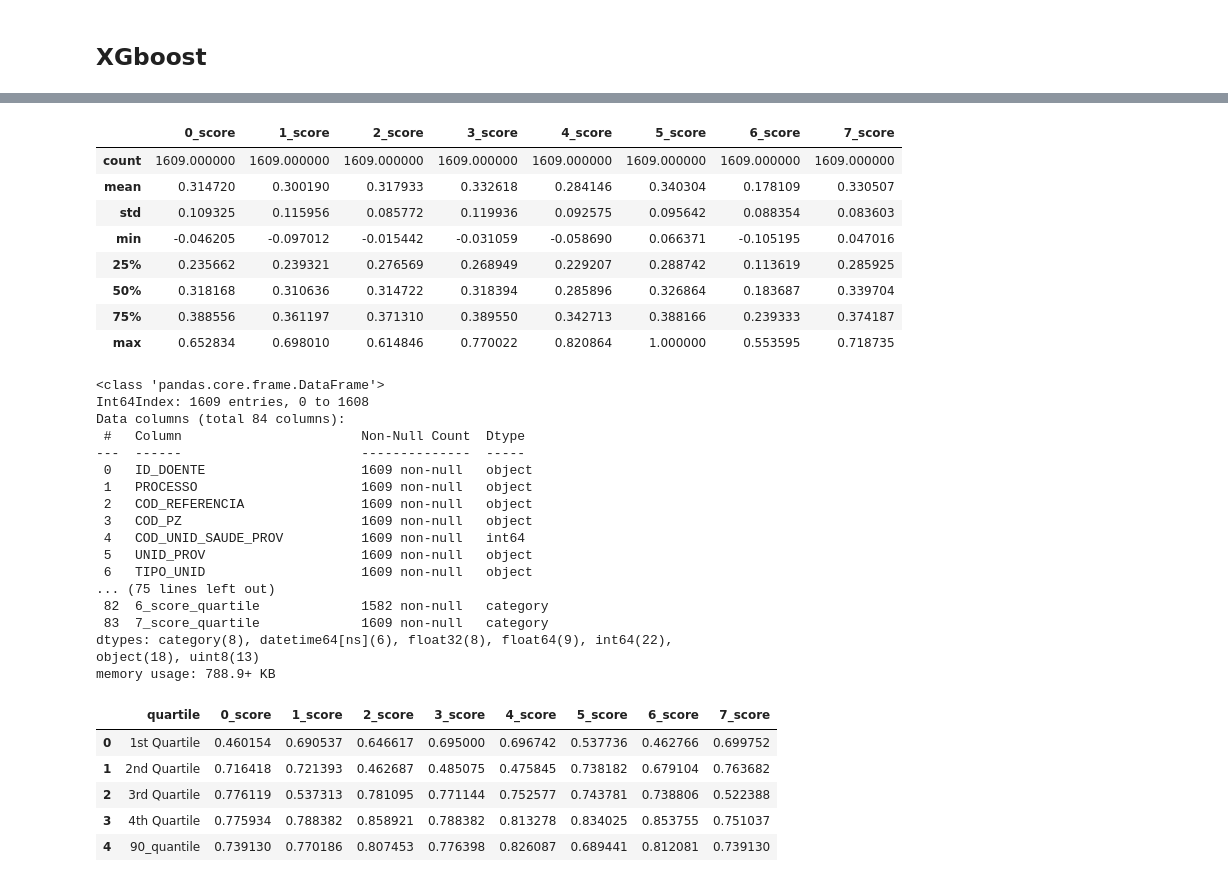
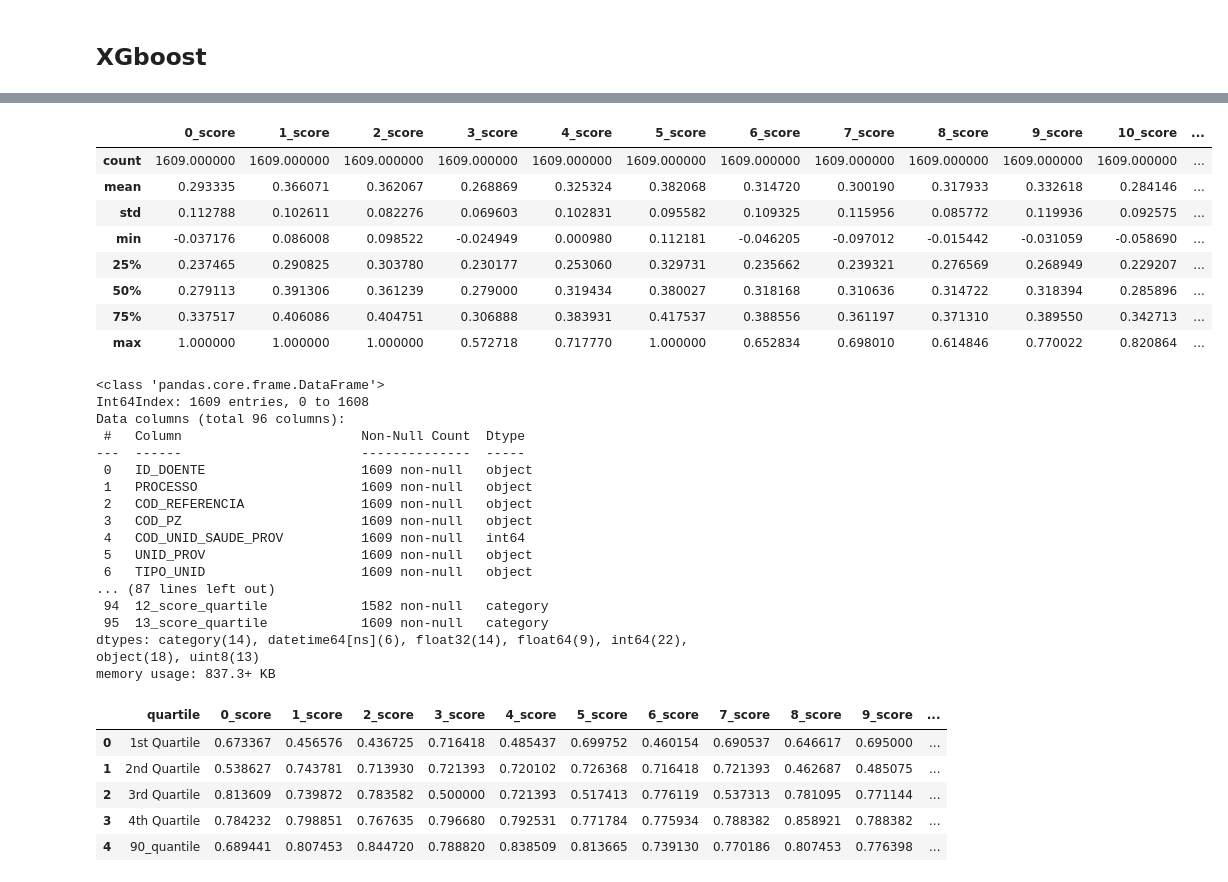
Before and after one commit to Data-Science-Knowledge-Center-Nova-SBE/PBL-HGO, a Jupyter notebook: BERT - Showcase.ipynb, the cells around one changed output, grey strips where cells are left out. Saved outputs shown, nothing was run; the diff lists cells and outputs as text; code cells hidden in the pictures.

```diff
--- a/BERT - Showcase.ipynb
+++ b/BERT - Showcase.ipynb
@@ -398,19 +410,20 @@ memory usage: 774.6+ KB
 # %%
 # columns_bert = ['accep_prot_0', 'accep_prot_1', 'accep_prot_2', 'accep_prot_3', 'accep_prot_4', 'accep_prot_5', 'rej_prot_0', 'rej_prot_1', 'rej_prot_2', 'rej_prot_3', 'rej_prot_4', 'rej_prot_5', 'rej_prot_6', 'rej_prot_7']
 # columns_bert = ['acc_prot_0','acc_prot_1','acc_prot_2','acc_prot_3','acc_prot_4','acc_prot_5','rej_prot_0','rej_prot_1','rej_prot_2','rej_prot_3','rej_prot_4','rej_prot_5','rej_prot_6','rej_prot_7']
-desirable = ['0_score','1_score','2_score','3_score','4_score','5_score','6_score','7_score']
+# desirable = ['0_score','1_score','2_score','3_score','4_score','5_score','6_score','7_score']
 
+desirable = ['0_score','1_score','2_score','3_score','4_score','5_score','6_score','7_score','8_score','9_score','10_score','11_score','12_score','13_score']
 data[desirable].describe()
 # %% [output]
-|  | 0_score | 1_score | 2_score | 3_score | 4_score | 5_score | 6_score | 7_score |
-| count | 1609.000000 | 1609.000000 | 1609.000000 | 1609.000000 | 1609.000000 | 1609.000000 | 1609.000000 | 1609.000000 |
-| mean | 0.314720 | 0.300190 | 0.317933 | 0.332618 | 0.284146 | 0.340304 | 0.178109 | 0.330507 |
-| std | 0.109325 | 0.115956 | 0.085772 | 0.119936 | 0.092575 | 0.095642 | 0.088354 | 0.083603 |
-| min | -0.046205 | -0.097012 | -0.015442 | -0.031059 | -0.058690 | 0.066371 | -0.105195 | 0.047016 |
-| 25% | 0.235662 | 0.239321 | 0.276569 | 0.268949 | 0.229207 | 0.288742 | 0.113619 | 0.285925 |
-| 50% | 0.318168 | 0.310636 | 0.314722 | 0.318394 | 0.285896 | 0.326864 | 0.183687 | 0.339704 |
-| 75% | 0.388556 | 0.361197 | 0.371310 | 0.389550 | 0.342713 | 0.388166 | 0.239333 | 0.374187 |
-| max | 0.652834 | 0.698010 | 0.614846 | 0.770022 | 0.820864 | 1.000000 | 0.553595 | 0.718735 |
+|  | 0_score | 1_score | 2_score | 3_score | 4_score | 5_score | 6_score | 7_score | 8_score | 9_score | 10_score | ... |
+| count | 1609.000000 | 1609.000000 | 1609.000000 | 1609.000000 | 1609.000000 | 1609.000000 | 1609.000000 | 1609.000000 | 1609.000000 | 1609.000000 | 1609.000000 | ... |
+| mean | 0.293335 | 0.366071 | 0.362067 | 0.268869 | 0.325324 | 0.382068 | 0.314720 | 0.300190 | 0.317933 | 0.332618 | 0.284146 | ... |
+| std | 0.112788 | 0.102611 | 0.082276 | 0.069603 | 0.102831 | 0.095582 | 0.109325 | 0.115956 | 0.085772 | 0.119936 | 0.092575 | ... |
+| min | -0.037176 | 0.086008 | 0.098522 | -0.024949 | 0.000980 | 0.112181 | -0.046205 | -0.097012 | -0.015442 | -0.031059 | -0.058690 | ... |
+| 25% | 0.237465 | 0.290825 | 0.303780 | 0.230177 | 0.253060 | 0.329731 | 0.235662 | 0.239321 | 0.276569 | 0.268949 | 0.229207 | ... |
+| 50% | 0.279113 | 0.391306 | 0.361239 | 0.279000 | 0.319434 | 0.380027 | 0.318168 | 0.310636 | 0.314722 | 0.318394 | 0.285896 | ... |
+| 75% | 0.337517 | 0.406086 | 0.404751 | 0.306888 | 0.383931 | 0.417537 | 0.388556 | 0.361197 | 0.371310 | 0.389550 | 0.342713 | ... |
+| max | 1.000000 | 1.000000 | 1.000000 | 0.572718 | 0.717770 | 1.000000 | 0.652834 | 0.698010 | 0.614846 | 0.770022 | 0.820864 | ... |
 # %%
 data2 = data.copy()
 
@@ -427,7 +440,7 @@ data2.info()
 # %% [output]
 <class 'pandas.core.frame.DataFrame'>
 Int64Index: 1609 entries, 0 to 1608
-Data columns (total 84 columns):
+Data columns (total 96 columns):
  #   Column                       Non-Null Count  Dtype
 ---  ------                       --------------  -----
  0   ID_DOENTE                    1609 non-null   object
@@ -437,16 +450,17 @@ Data columns (total 84 columns):
  4   COD_UNID_SAUDE_PROV          1609 non-null   int64
  5   UNID_PROV                    1609 non-null   object
  6   TIPO_UNID                    1609 non-null   object
-... (75 lines left out)
- 82  6_score_quartile             1582 non-null   category
- 83  7_score_quartile             1609 non-null   category
-dtypes: category(8), datetime64[ns](6), float32(8), float64(9), int64(22), object(18), uint8(13)
-memory usage: 788.9+ KB
+... (87 lines left out)
+ 94  12_score_quartile            1582 non-null   category
+ 95  13_score_quartile            1609 non-null   category
+dtypes: category(14), datetime64[ns](6), float32(14), float64(9), int64(22), object(18), uint8(13)
+memory usage: 837.3+ KB
 # %%
 results = pd.DataFrame({'quartile': quartile_labels})
 
-columns_quartile = ['0_score_quartile','1_score_quartile','2_score_quartile','3_score_quartile','4_score_quartile','5_score_quartile','6_score_quartile','7_score_quartile']
+# columns_quartile = ['0_score_quartile','1_score_quartile','2_score_quartile','3_score_quartile','4_score_quartile','5_score_quartile','6_score_quartile','7_score_quartile']
 
+columns_quartile = ['0_score_quartile','1_score_quartile','2_score_quartile','3_score_quartile','4_score_quartile','5_score_quartile','6_score_quartile','7_score_quartile','8_score_quartile','9_score_quartile','10_score_quartile','11_score_quartile','12_score_quartile','13_score_quartile']
 
 for i , col in enumerate(columns_quartile):
     teste = data2.groupby(col)['result'].sum().reset_index()
@@ -464,9 +478,9 @@ for i , col in enumerate(columns_quartile):
 
 results
 # %% [output]
-|  | quartile | 0_score | 1_score | 2_score | 3_score | 4_score | 5_score | 6_score | 7_score |
-| 0 | 1st Quartile | 0.460154 | 0.690537 | 0.646617 | 0.695000 | 0.696742 | 0.537736 | 0.462766 | 0.699752 |
-| 1 | 2nd Quartile | 0.716418 | 0.721393 | 0.462687 | 0.485075 | 0.475845 | 0.738182 | 0.679104 | 0.763682 |
-| 2 | 3rd Quartile | 0.776119 | 0.537313 | 0.781095 | 0.771144 | 0.752577 | 0.743781 | 0.738806 | 0.522388 |
-| 3 | 4th Quartile | 0.775934 | 0.788382 | 0.858921 | 0.788382 | 0.813278 | 0.834025 | 0.853755 | 0.751037 |
-| 4 | 90_quantile | 0.739130 | 0.770186 | 0.807453 | 0.776398 | 0.826087 | 0.689441 | 0.812081 | 0.739130 |
+|  | quartile | 0_score | 1_score | 2_score | 3_score | 4_score | 5_score | 6_score | 7_score | 8_score | 9_score | ... |
+| 0 | 1st Quartile | 0.673367 | 0.456576 | 0.436725 | 0.716418 | 0.485437 | 0.699752 | 0.460154 | 0.690537 | 0.646617 | 0.695000 | ... |
+| 1 | 2nd Quartile | 0.538627 | 0.743781 | 0.713930 | 0.721393 | 0.720102 | 0.726368 | 0.716418 | 0.721393 | 0.462687 | 0.485075 | ... |
+| 2 | 3rd Quartile | 0.813609 | 0.739872 | 0.783582 | 0.500000 | 0.721393 | 0.517413 | 0.776119 | 0.537313 | 0.781095 | 0.771144 | ... |
+| 3 | 4th Quartile | 0.784232 | 0.798851 | 0.767635 | 0.796680 | 0.792531 | 0.771784 | 0.775934 | 0.788382 | 0.858921 | 0.788382 | ... |
+| 4 | 90_quantile | 0.689441 | 0.807453 | 0.844720 | 0.788820 | 0.838509 | 0.813665 | 0.739130 | 0.770186 | 0.807453 | 0.776398 | ... |
```
Also changed, not shown: parts of 10 cells of this notebook.
